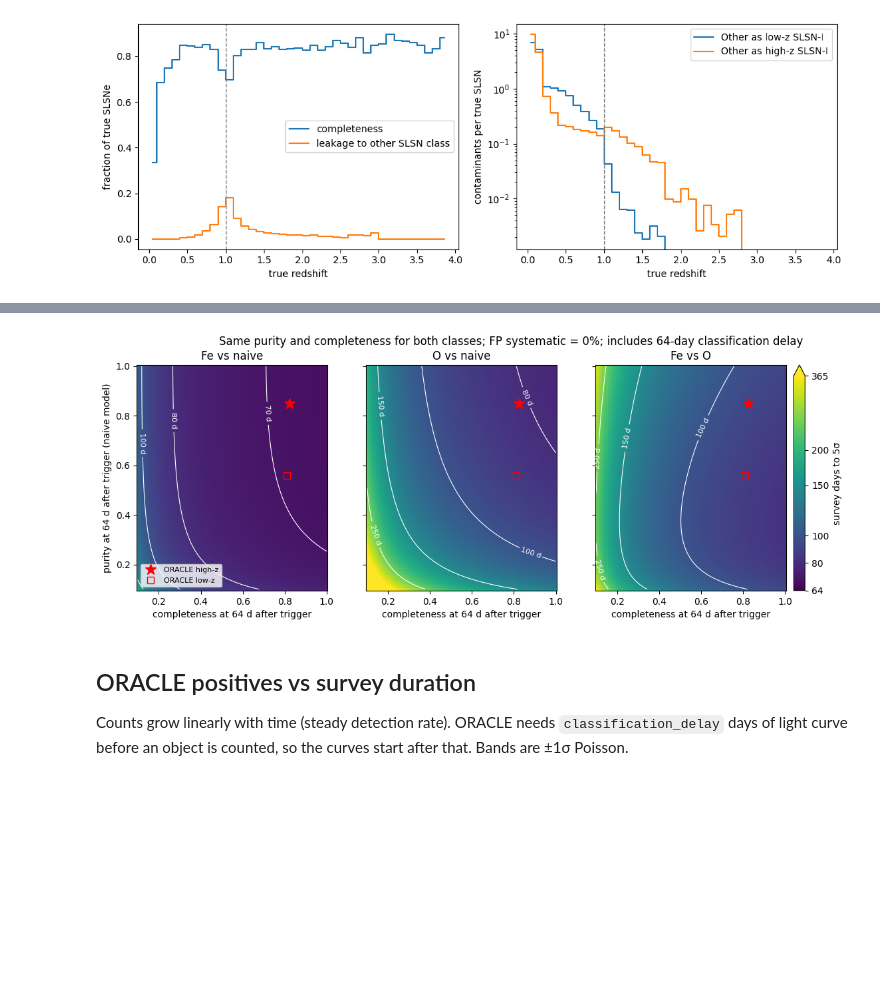
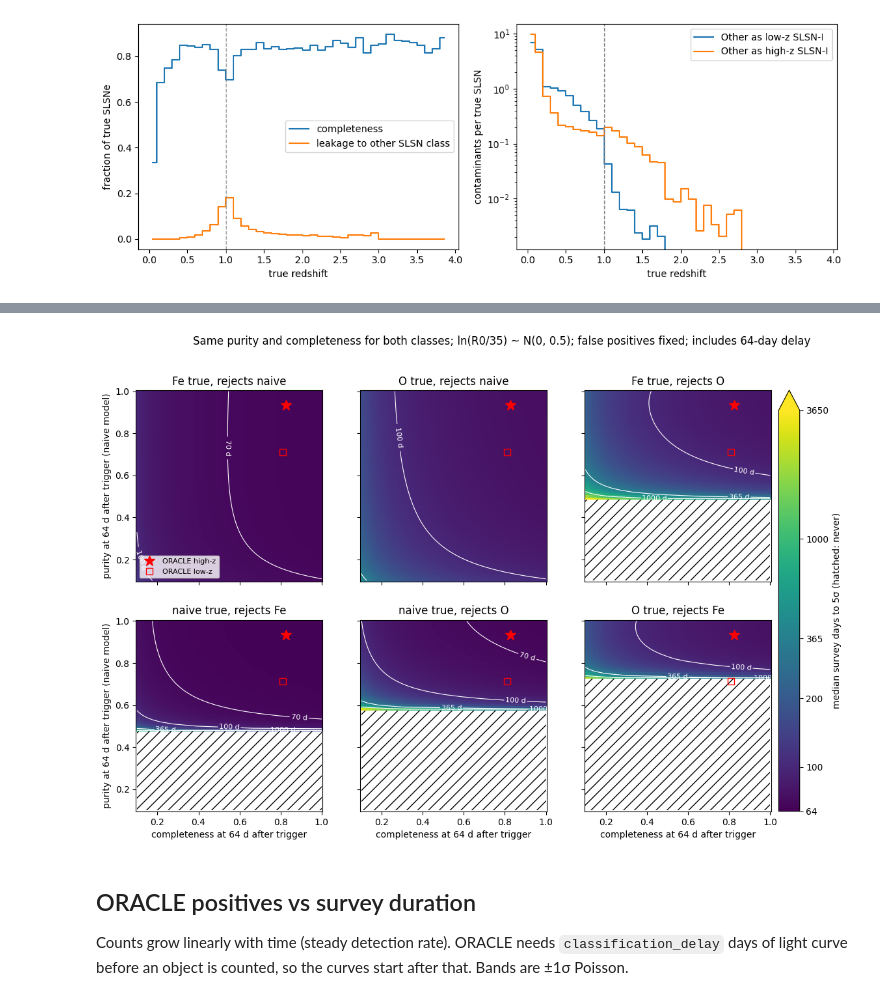
Before and after one commit to dev-ved30/Oracle, a Jupyter notebook: Glue/Glue.ipynb, the cells around one changed output, grey strips where cells are left out. Cells and saved outputs as stored; diff of their text form; code cells hidden in the pictures; blank space fills up the shorter version.

```diff
--- a/Glue/Glue.ipynb
+++ b/Glue/Glue.ipynb
@@ -283,0 +321,19 @@ def days_to_5sigma(model_a, model_b, recall_lo, precision_lo, recall_hi=None, pr
+# %%
+print('Purity of the high-z label (R0 = R0_fid):', glue['Purity_H'].round(3).to_dict())
+
+rows = []
+for a, b in directed_pairs:
+    t5, z_max = t5_and_zmax(S10[a], F10[a], S10[b], F10[b])
+    t5_known = t5_and_zmax(S10[a], F10[a], S10[b], F10[b], r0_known=True)[0][0]
+    lo, med, hi = quantiles(t5)
+    rows.append({
+        'A true, rejects B': f'{a}, {b}',
+        'R0 known [d]': t5_known,
+        't_5σ median [d]': med,
+        't_5σ 16% [d]': lo,
+        't_5σ 84% [d]': hi,
+        'Z_max median': np.median(z_max),
+        'P(Z_max < 5)': np.mean(z_max < 5),
+    })
+paper_table = pd.DataFrame(rows).set_index('A true, rejects B')
+paper_table.round(2)
@@ -320,40 +407,44 @@ table.round(1)
 # %%
 recall_grid = np.linspace(0.1, 1.0, 91)
 precision_grid = np.linspace(0.1, 1.0, 91)
 RR, PP = np.meshgrid(recall_grid, precision_grid)
 
-fp_sys = 0.0                      # set > 0 to include an FP systematic
-max_days = 365                    # colour scale saturates here
-contour_days = [70, 80, 100, 150, 250]
+r0_known = False                  # True: R0 fixed at 35
+max_days = 3650                   # colour scale saturates here
+contour_days = [70, 100, 365, 1000]
 
-fig, axs = plt.subplots(1, len(pairs), figsize=(5 * len(pairs), 4.4), sharey=True)
-for ax, (a, b) in zip(axs, pairs):
-    days = days_to_5sigma(a, b, RR, PP, fp_sys=fp_sys)
-    log_days = np.log10(np.where(np.isfinite(days), days, np.nan))
+fig, axs = plt.subplots(2, len(pairs), figsize=(5 * len(pairs), 8.4), sharex=True, sharey=True)
+for ax, (a, b) in zip(axs.T.ravel(), directed_pairs):
+    days = scan_t5(a, b, RR, PP, r0_known=r0_known)
+    log_days = np.ma.masked_invalid(np.log10(np.where(np.isfinite(days), days, np.nan)))
     im = ax.pcolormesh(RR, PP, log_days, shading='auto', cmap='viridis', vmin=np.log10(classification_delay), vmax=np.log10(max_days))
-    cs = ax.contour(RR, PP, days, levels=contour_days, colors='white', linewidths=0.8)
-    ax.clabel(cs, fmt=lambda d: f'{d:g} d', fontsize=8)
-    if fp_sys > 0:
-        ax.contourf(RR, PP, ~np.isfinite(days), levels=[0.5, 1.5], colors='none', hatches=['//'])
+    if np.isfinite(days).any():
+        cs = ax.contour(RR, PP, np.where(np.isfinite(days), days, 1e6), levels=contour_days, colors='white', linewidths=0.8)
+        ax.clabel(cs, fmt=lambda d: f'{d:g} d', fontsize=8)
+    # never reaches 5 sigma
+    ax.contourf(RR, PP, (~np.isfinite(days)).astype(float), levels=[0.5, 1.5], colors='none', hatches=['//'])
 
     ax.plot(oracle['recall_hi'], oracle['precision_hi'], 'r*', ms=12, label='ORACLE high-z')
     ax.plot(oracle['recall_lo'], oracle['precision_lo'], 'rs', ms=7, mfc='none', label='ORACLE low-z')
-    ax.set_title(f'{a} vs {b}')
+    ax.set_title(f'{a} true, rejects {b}')
+for ax in axs[-1]:
     ax.set_xlabel(f'completeness at {classification_delay} d after trigger')
-axs[0].set_ylabel(f'purity at {classification_delay} d after trigger (naive model)')
-axs[0].legend(loc='lower left', fontsize=8)
+for ax in axs[:, 0]:
+    ax.set_ylabel(f'purity at {classification_delay} d after trigger (naive model)')
+axs[0, 0].legend(loc='lower left', fontsize=8)
 
 cbar = fig.colorbar(im, ax=axs, pad=0.01, extend='max')
-cbar.set_label('survey days to 5σ')
-ticks = [64, 80, 100, 150, 200, 365]
+cbar.set_label('median survey days to 5σ (hatched: never)')
+ticks = [64, 100, 200, 365, 1000, 3650]
 cbar.set_ticks(np.log10(ticks))
 cbar.set_ticklabels([str(t) for t in ticks])
 
-fig.suptitle(f'Same purity and completeness for both classes; FP systematic = {fp_sys:.0%}; includes {classification_delay}-day classification delay')
+r0_text = 'R0 known' if r0_known else f'ln(R0/35) ~ N(0, {sigma_ln_s})'
+fig.suptitle(f'Same purity and completeness for both classes; {r0_text}; false positives fixed; includes {classification_delay}-day delay')
 plt.savefig('days_to_5sigma_precision_recall.pdf', bbox_inches='tight')
 plt.show()
 # %% [output]
-[figure, old version]
+[figure, new version]
 # %% [markdown]
 ## ORACLE positives vs survey duration
 
```
Also changed, not shown: parts of 15 cells of this notebook, 50 other files.
